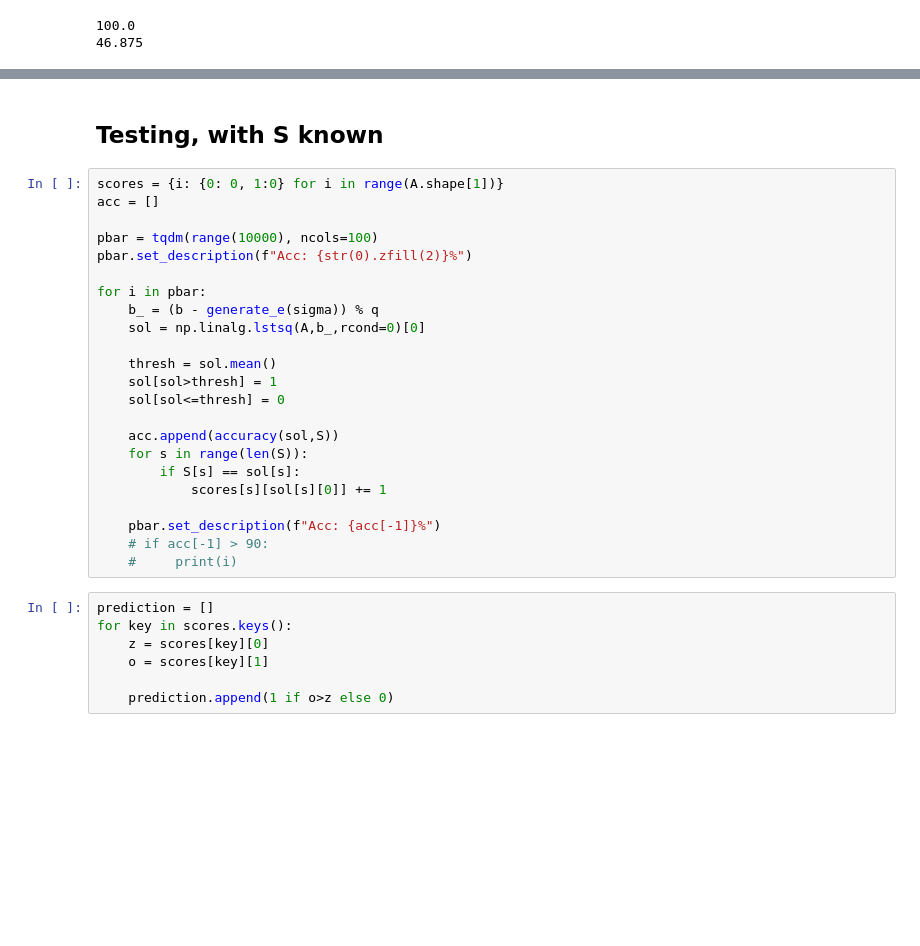
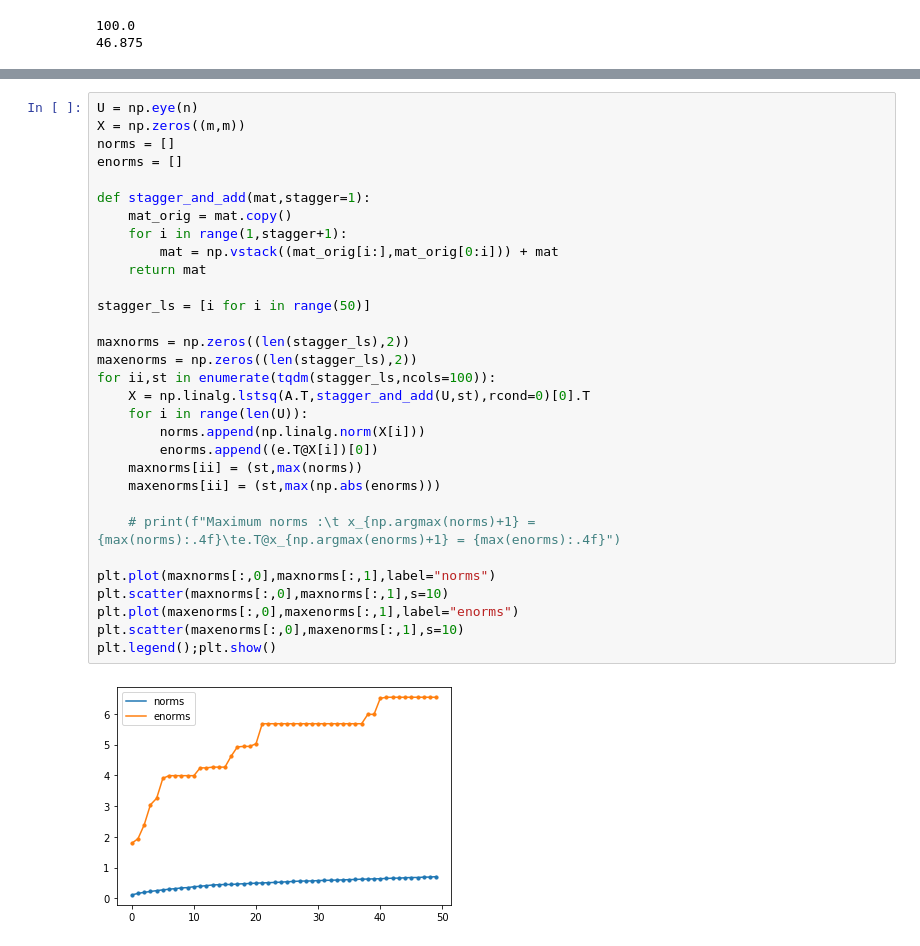
Before and after one commit to BhavyaKohli/Learning-With-Errors, a Jupyter notebook: code/exploration.ipynb, the cells around one changed output, grey strips where cells are left out. Cells and saved outputs as stored; diff of their text form; blank space fills up the shorter version.

```diff
--- a/code/exploration.ipynb
+++ b/code/exploration.ipynb
@@ -92,33 +166,34 @@ min: 33
 max: 82
-# %% [markdown]
-## Testing, with S known
-# %%
-scores = {i: {0: 0, 1:0} for i in range(A.shape[1])}
-acc = []
-
-pbar = tqdm(range(10000), ncols=100)
-pbar.set_description(f"Acc: {str(0).zfill(2)}%")
-
-for i in pbar:
-    b_ = (b - generate_e(sigma)) % q
-    sol = np.linalg.lstsq(A,b_,rcond=0)[0]
-
-    thresh = sol.mean()
-    sol[sol>thresh] = 1
-    sol[sol<=thresh] = 0
-
-    acc.append(accuracy(sol,S))
-    for s in range(len(S)):
-        if S[s] == sol[s]:
-            scores[s][sol[s][0]] += 1
-
-    pbar.set_description(f"Acc: {acc[-1]}%")
-    # if acc[-1] > 90:
-    #     print(i)
-# %%
-prediction = []
-for key in scores.keys():
-    z = scores[key][0]
-    o = scores[key][1]
-
-    prediction.append(1 if o>z else 0)
+# %%
+U = np.eye(n)
+X = np.zeros((m,m))
+norms = []
+enorms = []
+
+def stagger_and_add(mat,stagger=1):
+    mat_orig = mat.copy()
+    for i in range(1,stagger+1):
+        mat = np.vstack((mat_orig[i:],mat_orig[0:i])) + mat
+    return mat
+
+stagger_ls = [i for i in range(50)]
+
+maxnorms = np.zeros((len(stagger_ls),2))
+maxenorms = np.zeros((len(stagger_ls),2))
+for ii,st in enumerate(tqdm(stagger_ls,ncols=100)):
+    X = np.linalg.lstsq(A.T,stagger_and_add(U,st),rcond=0)[0].T
+    for i in range(len(U)):
+        norms.append(np.linalg.norm(X[i]))
+        enorms.append((e.T@X[i])[0])
+    maxnorms[ii] = (st,max(norms))
+    maxenorms[ii] = (st,max(np.abs(enorms)))
+
+    # print(f"Maximum norms :\t x_{np.argmax(norms)+1} = {max(norms):.4f}\te.T@x_{np.argmax(enorms)+1} = {max(enorms):.4f}")
+
+plt.plot(maxnorms[:,0],maxnorms[:,1],label="norms")
+plt.scatter(maxnorms[:,0],maxnorms[:,1],s=10)
+plt.plot(maxenorms[:,0],maxenorms[:,1],label="enorms")
+plt.scatter(maxenorms[:,0],maxenorms[:,1],s=10)
+plt.legend();plt.show()
+# %% [output]
+[figure, added]
```
Also changed, not shown: parts of 45 cells of this notebook.
